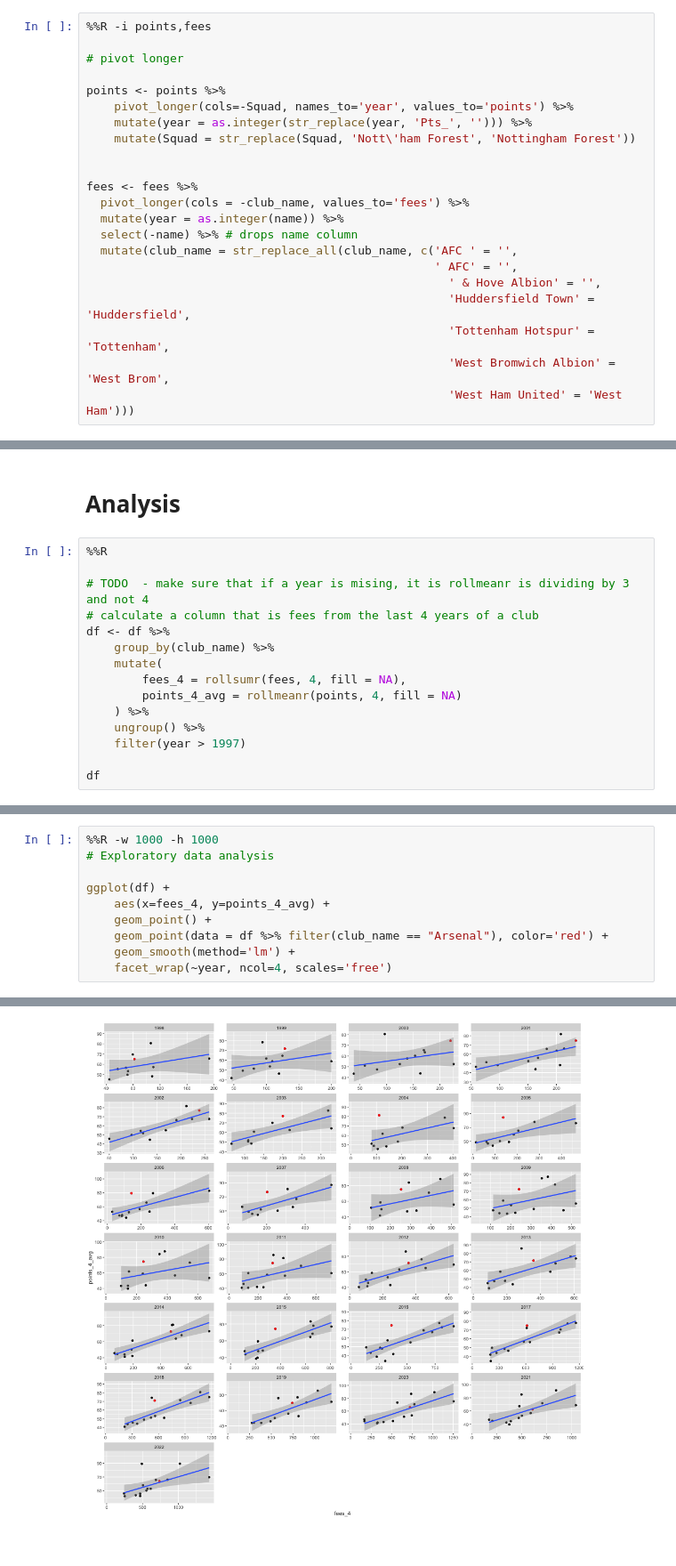
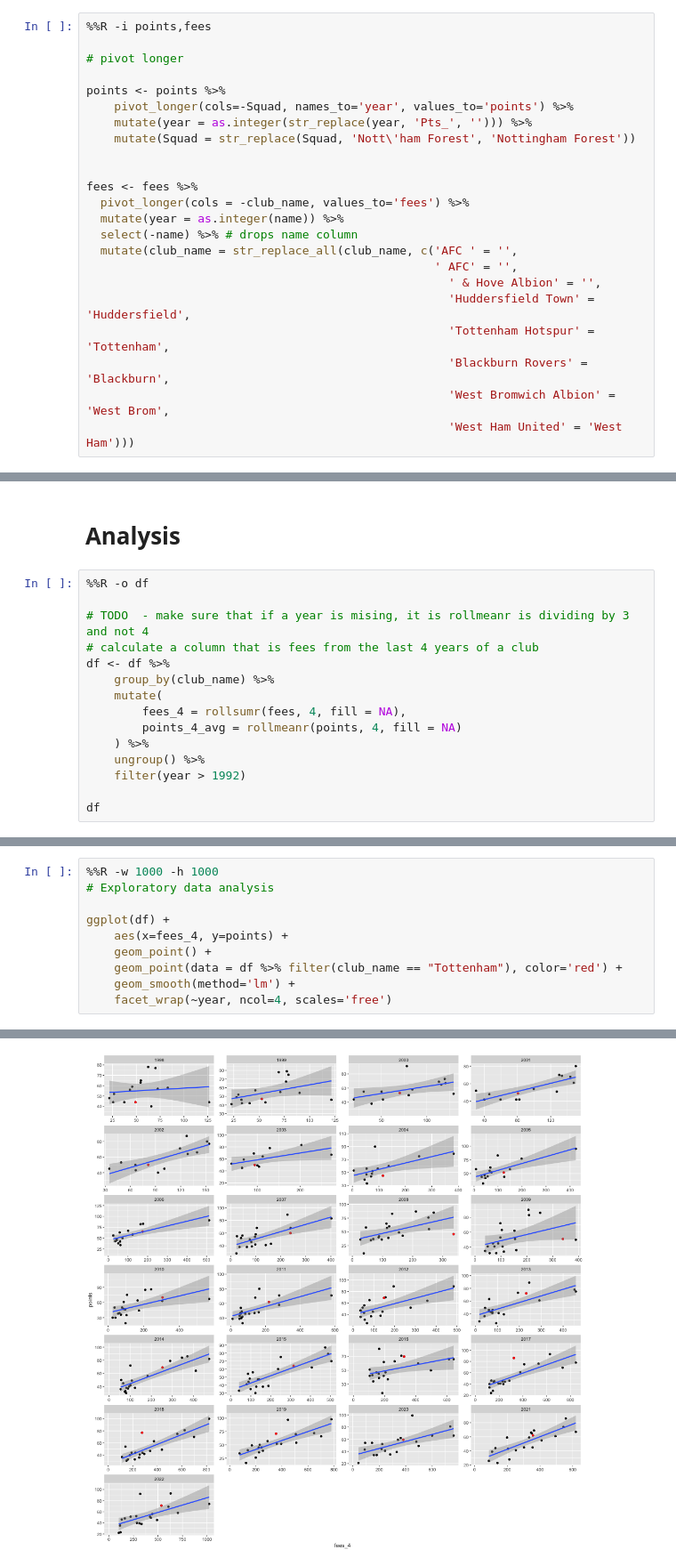
Before and after one commit to AhanPenkar/exploratory-football, a Jupyter notebook: regression_2.ipynb, the cells around one changed output, grey strips where cells are left out. Shown at 89% size. Saved outputs shown, nothing was run; the diff lists cells and outputs as text.

```diff
--- a/regression_2.ipynb
+++ b/regression_2.ipynb
@@ -102,6 +146,7 @@ fees <- fees %>%
                                                     ' & Hove Albion' = '',
                                                     'Huddersfield Town' = 'Huddersfield',
                                                     'Tottenham Hotspur' = 'Tottenham',
+                                                    'Blackburn Rovers' = 'Blackburn',
                                                     'West Bromwich Albion' = 'West Brom',
                                                     'West Ham United' = 'West Ham')))
 # %%
@@ -181,7 +217,7 @@ df %>% head()
 # %% [markdown]
 # Analysis
 # %%
-%%R
+%%R -o df
 
 # TODO  - make sure that if a year is mising, it is rollmeanr is dividing by 3 and not 4
 # calculate a column that is fees from the last 4 years of a club
@@ -192,7 +228,7 @@ df <- df %>%
         points_4_avg = rollmeanr(points, 4, fill = NA)
     ) %>%
     ungroup() %>%
-    filter(year > 1997)
+    filter(year > 1992)
 
 df
 # %% [output]
@@ -214,13 +266,13 @@ df
 # %%
 %%R -w 1000 -h 1000
 # Exploratory data analysis
 
 ggplot(df) +
-    aes(x=fees_4, y=points_4_avg) +
+    aes(x=fees_4, y=points) +
     geom_point() +
-    geom_point(data = df %>% filter(club_name == "Arsenal"), color='red') +
+    geom_point(data = df %>% filter(club_name == "Tottenham"), color='red') +
     geom_smooth(method='lm') +
     facet_wrap(~year, ncol=4, scales='free')
 # %% [output]
 `geom_smooth()` using formula = 'y ~ x'
-[figure, old version]
+[figure, new version]
```
Also changed, not shown: parts of 12 cells of this notebook, 35 other files.
